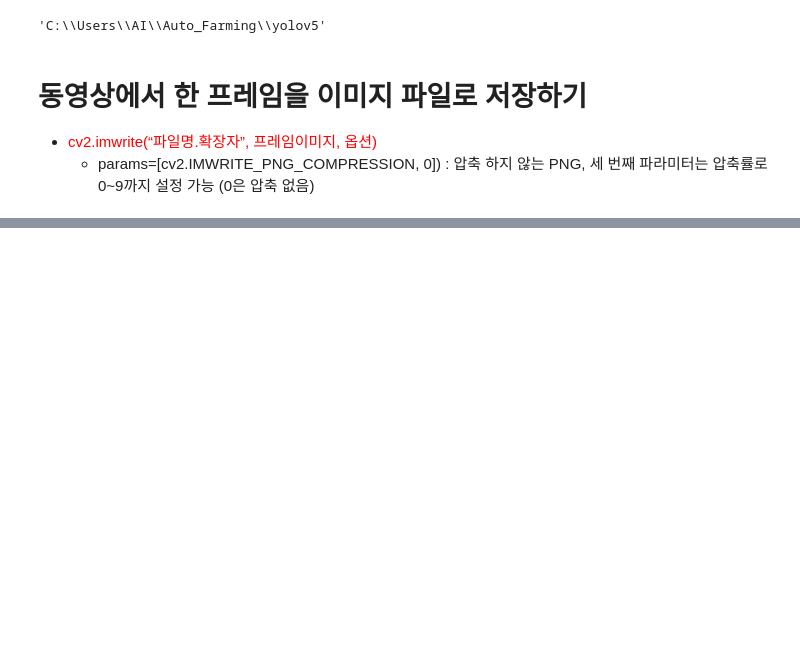
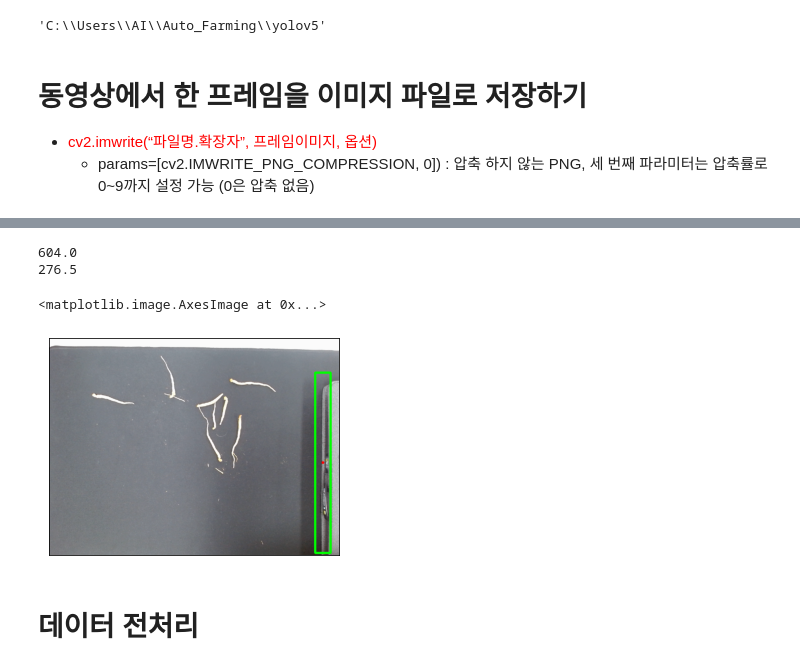
Before and after one commit to choiyun9yu/pr.SmartFarm, a Jupyter notebook: webcam_image_yolo.ipynb, the cells around one changed output, grey strips where cells are left out. Saved outputs shown, nothing was run; the diff lists cells and outputs as text; code cells hidden in the pictures; blank space fills up the shorter version.

```diff
--- a/webcam_image_yolo.ipynb
+++ b/webcam_image_yolo.ipynb
@@ -173,0 +158,21 @@ cv2.destroyAllWindows()
+# %%
+path12 = "C:/Users/AI/Auto_Farming/image/capture.png"
+img12 = cv2.imread(path12, cv2.IMREAD_COLOR)
+img12 = cv2.cvtColor(img12, cv2.COLOR_BGR2RGB)
+img12 = cv2.rectangle(img12, (587, 78),(621, 475),(0,255,0), 3)
+
+x13 = (587+621)/2
+y13 = (78+475)/2
+print(x13)
+print(y13)
+img13 = cv2.circle(img12, (int(x13), int(y13)),3,(255,0,0), -1)
+
+plt.xticks([]); plt.yticks([])
+plt.imshow(img12)
+# %% [output]
+604.0
+276.5
+<matplotlib.image.AxesImage at 0x...>
+[figure, added]
+# %% [markdown]
+# 데이터 전처리
```
Also changed, not shown: parts of 11 cells of this notebook.
